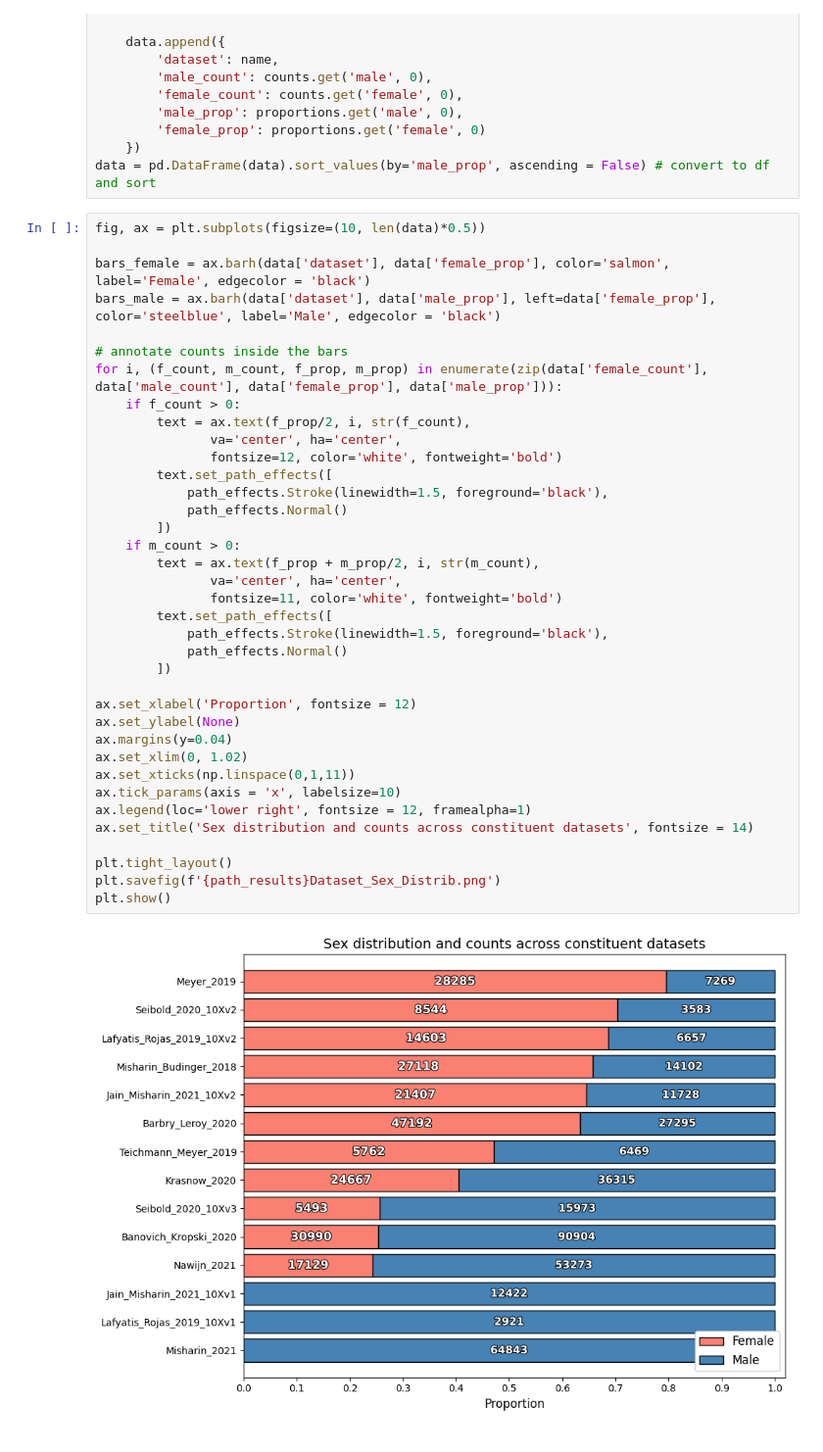
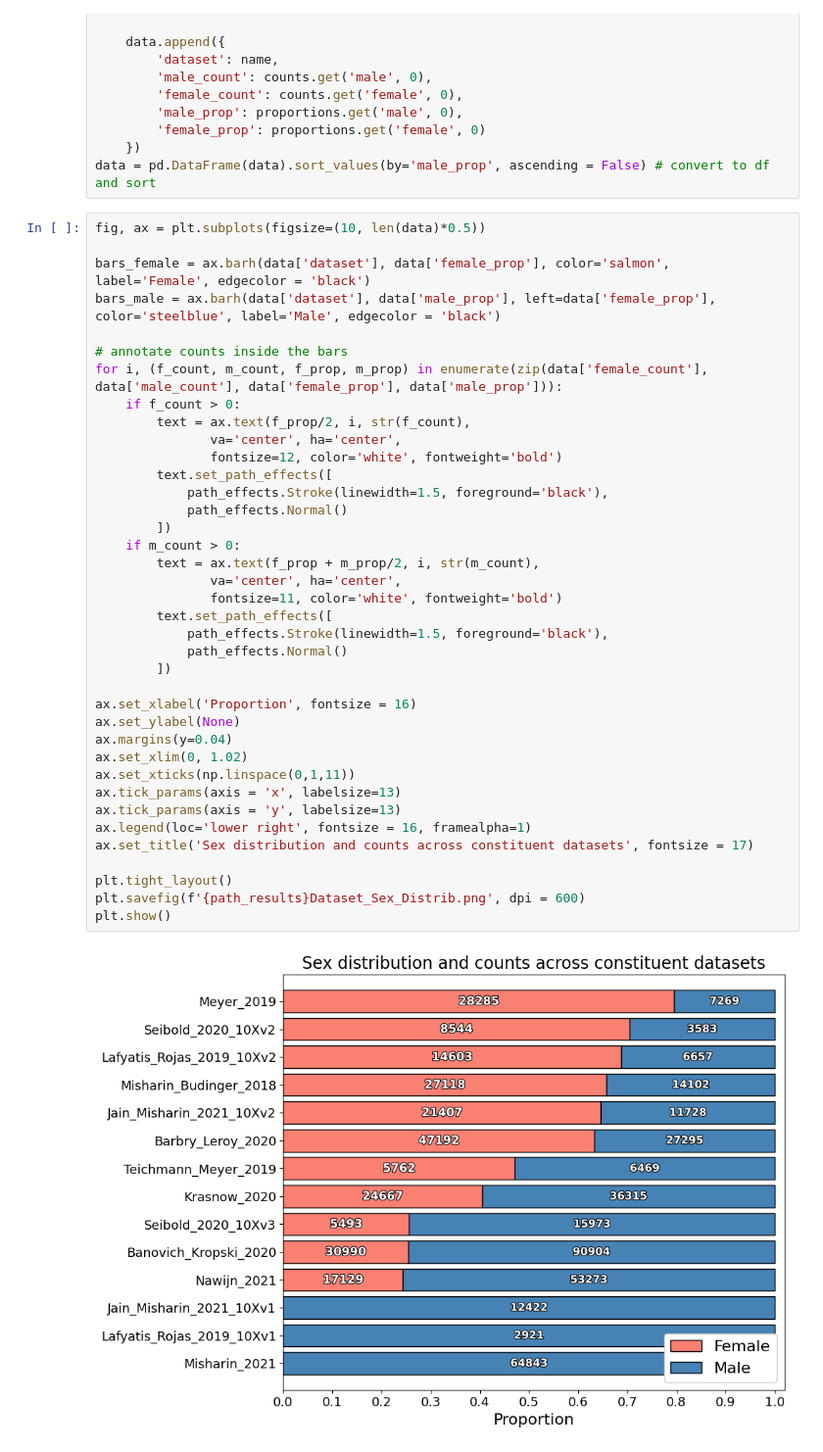
Before and after one commit to noraghenciulescu01/Sex-donor-bias-in-cell-type-classification-scRNAseq, a Jupyter notebook: 1. Exploration + DA of HLCA core/1. Preliminary exploration of HLCA core.ipynb, the cells around one changed output. Shown at 98% size. Cells and saved outputs as stored; diff of their text form.

Commit message:
changed figure resolution & font sizes

```diff
--- a/1. Exploration + DA of HLCA core/1. Preliminary exploration of HLCA core.ipynb
+++ b/1. Exploration + DA of HLCA core/1. Preliminary exploration of HLCA core.ipynb
@@ -123,36 +128,37 @@ fig, ax = plt.subplots(figsize=(10, len(data)*0.5))
 bars_female = ax.barh(data['dataset'], data['female_prop'], color='salmon', label='Female', edgecolor = 'black')
 bars_male = ax.barh(data['dataset'], data['male_prop'], left=data['female_prop'], color='steelblue', label='Male', edgecolor = 'black')
 
 # annotate counts inside the bars
 for i, (f_count, m_count, f_prop, m_prop) in enumerate(zip(data['female_count'], data['male_count'], data['female_prop'], data['male_prop'])):
     if f_count > 0:
         text = ax.text(f_prop/2, i, str(f_count),
                va='center', ha='center',
                fontsize=12, color='white', fontweight='bold')
         text.set_path_effects([
             path_effects.Stroke(linewidth=1.5, foreground='black'),
             path_effects.Normal()
         ])
     if m_count > 0:
         text = ax.text(f_prop + m_prop/2, i, str(m_count),
                va='center', ha='center',
                fontsize=11, color='white', fontweight='bold')
         text.set_path_effects([
             path_effects.Stroke(linewidth=1.5, foreground='black'),
             path_effects.Normal()
         ])
 
-ax.set_xlabel('Proportion', fontsize = 12)
+ax.set_xlabel('Proportion', fontsize = 16)
 ax.set_ylabel(None)
 ax.margins(y=0.04)
 ax.set_xlim(0, 1.02)
 ax.set_xticks(np.linspace(0,1,11))
-ax.tick_params(axis = 'x', labelsize=10)
-ax.legend(loc='lower right', fontsize = 12, framealpha=1)
-ax.set_title('Sex distribution and counts across constituent datasets', fontsize = 14)
+ax.tick_params(axis = 'x', labelsize=13)
+ax.tick_params(axis = 'y', labelsize=13)
+ax.legend(loc='lower right', fontsize = 16, framealpha=1)
+ax.set_title('Sex distribution and counts across constituent datasets', fontsize = 17)
 
 plt.tight_layout()
-plt.savefig(f'{path_results}Dataset_Sex_Distrib.png')
+plt.savefig(f'{path_results}Dataset_Sex_Distrib.png', dpi = 600)
 plt.show()
 # %% [output]
-[figure, old version]
+[figure, new version]
```
Also changed, not shown: parts of 1 cell of this notebook, 2 other files.
